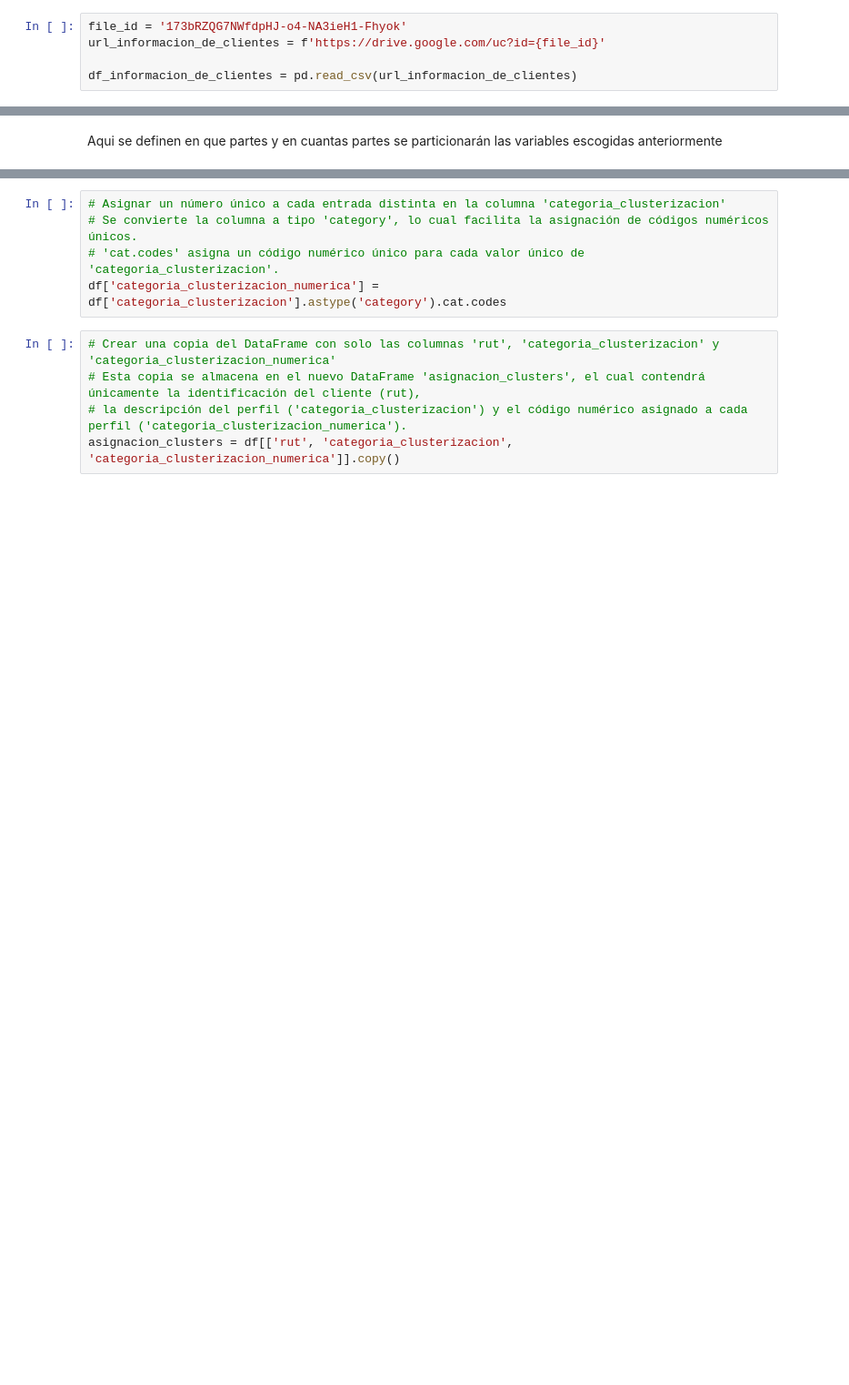
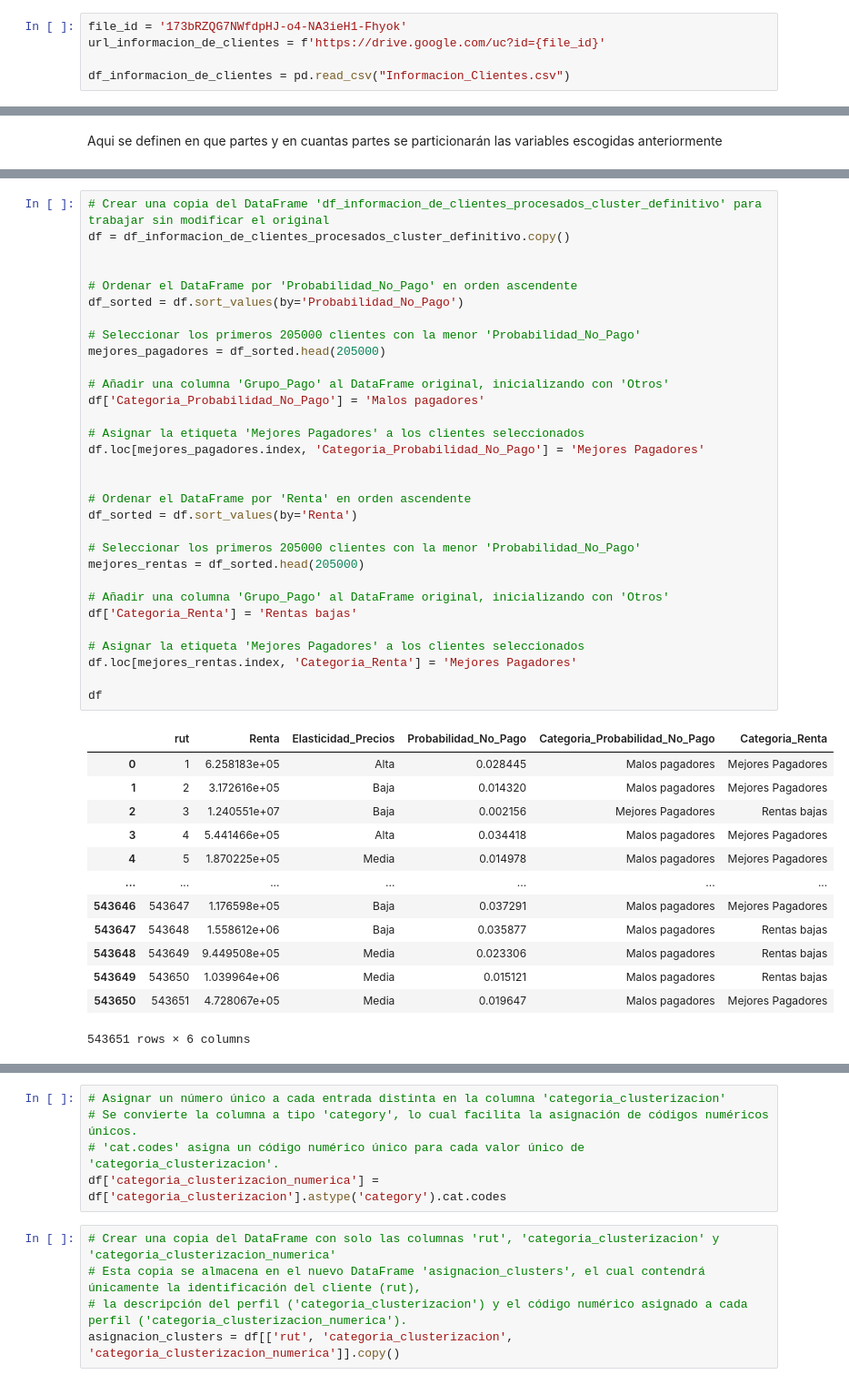
Before and after one commit to JosepVargasf/capstone_g11_2024-2, a Jupyter notebook: Procesamiento de datos/procesamiento.ipynb, the cells around one changed output, grey strips where cells are left out. Shown: that part at 91% size. Saved outputs shown, nothing was run; the diff lists cells and outputs as text; blank space fills up the shorter version.

```diff
--- a/Procesamiento de datos/procesamiento.ipynb
+++ b/Procesamiento de datos/procesamiento.ipynb
@@ -28,7 +28,7 @@ df_tratamiento = pd.read_csv(url_tratamiento)
 file_id = '173bRZQG7NWfdpHJ-o4-NA3ieH1-Fhyok'
 url_informacion_de_clientes = f'https://drive.google.com/uc?id={file_id}'
 
-df_informacion_de_clientes = pd.read_csv(url_informacion_de_clientes)
+df_informacion_de_clientes = pd.read_csv("Informacion_Clientes.csv")
 # %%
 url_simulaciones_clientes = 'https://drive.usercontent.google.com/download?id=1IXyKwtKFLCUsAV1MtNqktiwKaHzV2D5A&authuser=0&confirm=t&uuid=edd22376-238f-4c1f-b603-728b07bafd7f&at=AENtkXaEURpV52p_BdWxyisvjhSQ%3A1730951026384'
 
@@ -209,3 +159,48 @@ df
+# %%
+# Crear una copia del DataFrame 'df_informacion_de_clientes_procesados_cluster_definitivo' para trabajar sin modificar el original
+df = df_informacion_de_clientes_procesados_cluster_definitivo.copy()
+
+
+# Ordenar el DataFrame por 'Probabilidad_No_Pago' en orden ascendente
+df_sorted = df.sort_values(by='Probabilidad_No_Pago')
+
+# Seleccionar los primeros 205000 clientes con la menor 'Probabilidad_No_Pago'
+mejores_pagadores = df_sorted.head(205000)
+
+# Añadir una columna 'Grupo_Pago' al DataFrame original, inicializando con 'Otros'
+df['Categoria_Probabilidad_No_Pago'] = 'Malos pagadores'
+
+# Asignar la etiqueta 'Mejores Pagadores' a los clientes seleccionados
+df.loc[mejores_pagadores.index, 'Categoria_Probabilidad_No_Pago'] = 'Mejores Pagadores'
+
+
+# Ordenar el DataFrame por 'Renta' en orden ascendente
+df_sorted = df.sort_values(by='Renta')
+
+# Seleccionar los primeros 205000 clientes con la menor 'Probabilidad_No_Pago'
+mejores_rentas = df_sorted.head(205000)
+
+# Añadir una columna 'Grupo_Pago' al DataFrame original, inicializando con 'Otros'
+df['Categoria_Renta'] = 'Rentas bajas'
+
+# Asignar la etiqueta 'Mejores Pagadores' a los clientes seleccionados
+df.loc[mejores_rentas.index, 'Categoria_Renta'] = 'Mejores Pagadores'
+
+df
+# %% [output]
+|  | rut | Renta | Elasticidad_Precios | Probabilidad_No_Pago | Categoria_Probabilidad_No_Pago | Categoria_Renta |
+| 0 | 1 | 6.258183e+05 | Alta | 0.028445 | Malos pagadores | Mejores Pagadores |
+| 1 | 2 | 3.172616e+05 | Baja | 0.014320 | Malos pagadores | Mejores Pagadores |
+| 2 | 3 | 1.240551e+07 | Baja | 0.002156 | Mejores Pagadores | Rentas bajas |
+| 3 | 4 | 5.441466e+05 | Alta | 0.034418 | Malos pagadores | Mejores Pagadores |
+| 4 | 5 | 1.870225e+05 | Media | 0.014978 | Malos pagadores | Mejores Pagadores |
+| ... | ... | ... | ... | ... | ... | ... |
+| 543646 | 543647 | 1.176598e+05 | Baja | 0.037291 | Malos pagadores | Mejores Pagadores |
+| 543647 | 543648 | 1.558612e+06 | Baja | 0.035877 | Malos pagadores | Rentas bajas |
+| 543648 | 543649 | 9.449508e+05 | Media | 0.023306 | Malos pagadores | Rentas bajas |
+| 543649 | 543650 | 1.039964e+06 | Media | 0.015121 | Malos pagadores | Rentas bajas |
+| 543650 | 543651 | 4.728067e+05 | Media | 0.019647 | Malos pagadores | Mejores Pagadores |
+543651 rows × 6 columns
 # %%
 # Concatenar las variables especificadas en una nueva columna 'categoria_clusterizacion'
 # La columna resultante combinará varias categorías en una descripción detallada del perfil del cliente.
```
Also changed, not shown: parts of 33 cells of this notebook, 1 other file.
